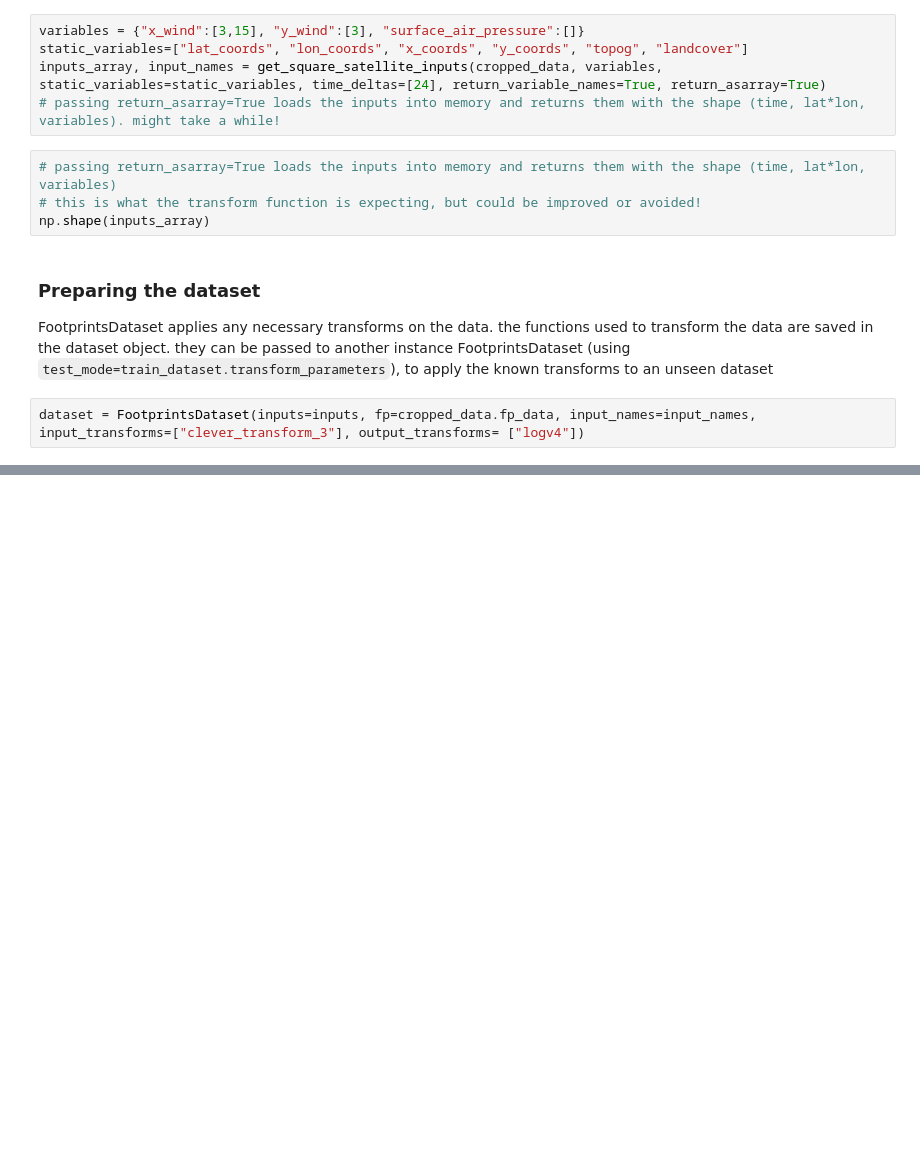
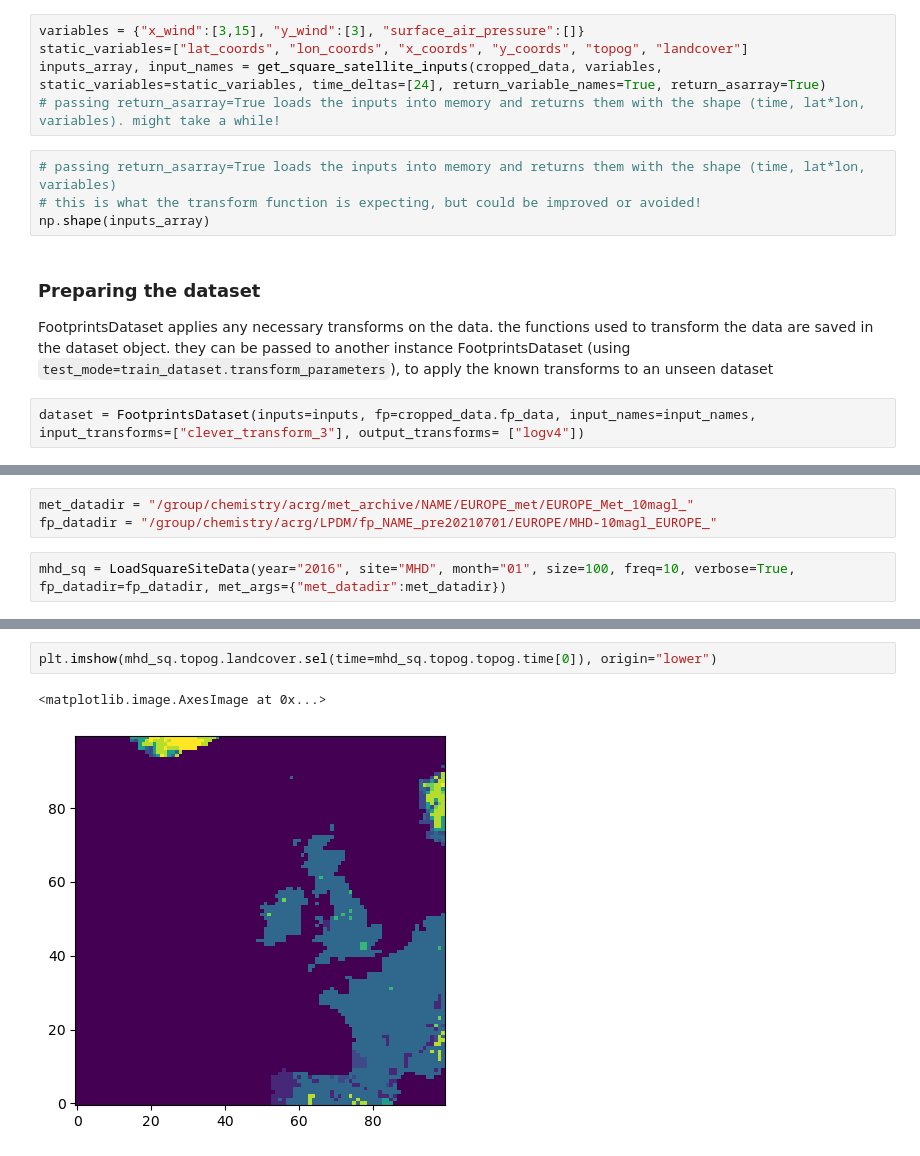
Before and after one commit to GATES-Lab/GATES_LPDM_emulator, a Jupyter notebook: examples.ipynb, the cells around one changed output, grey strips where cells are left out. Drawn from its saved outputs; the diff is of its cells as text; blank space fills up the shorter version.

```diff
--- a/examples.ipynb
+++ b/examples.ipynb
@@ -297,0 +371,5 @@ dataset = FootprintsDataset(inputs=inputs, fp=cropped_data.fp_data, input_names=
+# %%
+met_datadir = "/group/chemistry/acrg/met_archive/NAME/EUROPE_met/EUROPE_Met_10magl_"
+fp_datadir = "/group/chemistry/acrg/LPDM/fp_NAME_pre20210701/EUROPE/MHD-10magl_EUROPE_"
+# %%
+mhd_sq = LoadSquareSiteData(year="2016", site="MHD", month="01", size=100, freq=10, verbose=True, fp_datadir=fp_datadir, met_args={"met_datadir":met_datadir})
@@ -297,0 +392,5 @@ dataset = FootprintsDataset(inputs=inputs, fp=cropped_data.fp_data, input_names=
+# %%
+plt.imshow(mhd_sq.topog.landcover.sel(time=mhd_sq.topog.topog.time[0]), origin="lower")
+# %% [output]
+<matplotlib.image.AxesImage at 0x...>
+[figure, added]
```
Also changed, not shown: parts of 15 cells of this notebook, 2 other files.
